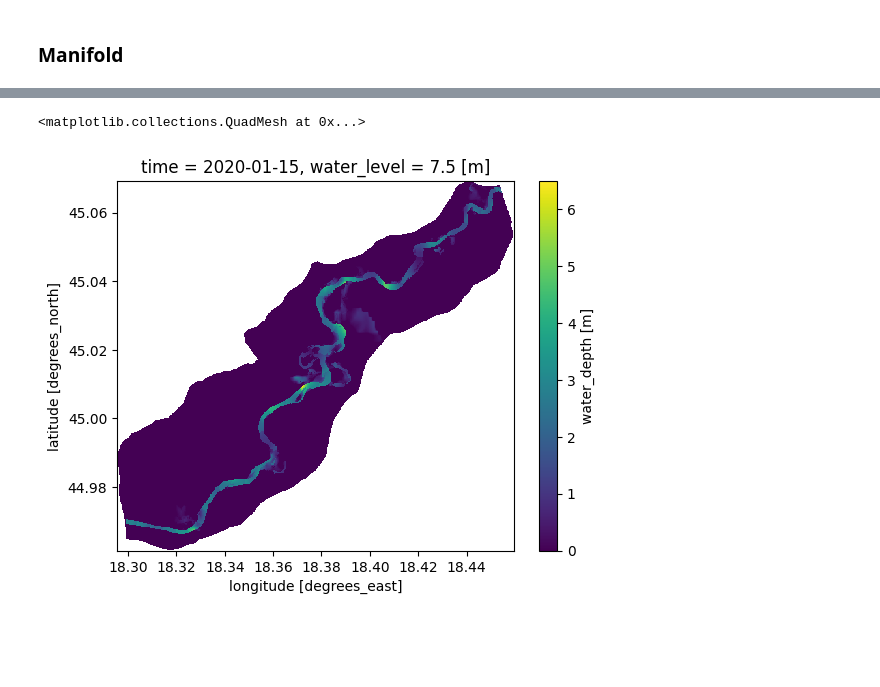
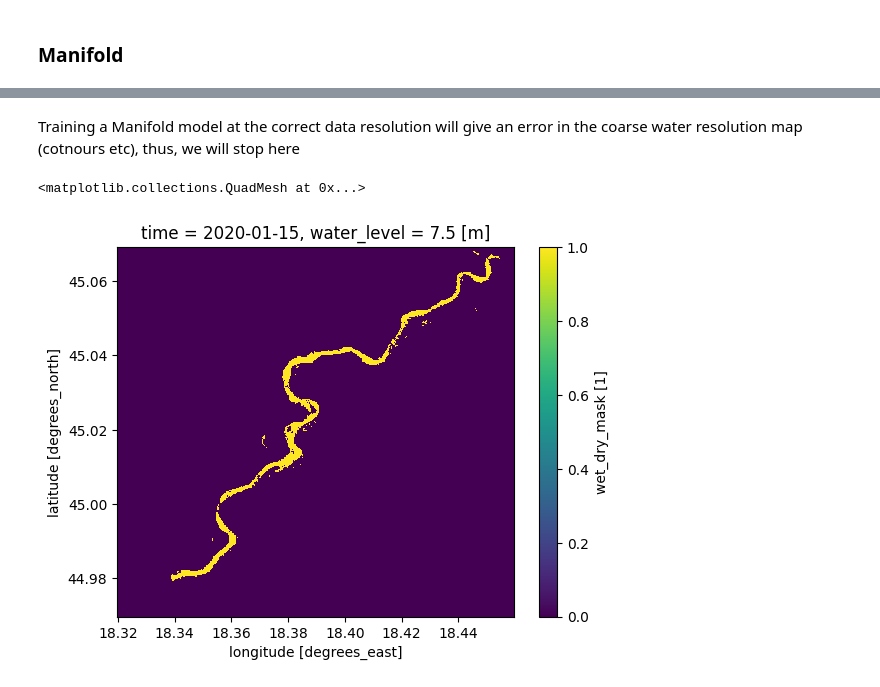
Before and after one commit to Deltares-research/EO-Flood-Ops, a Jupyter notebook: notebooks/02_test_multiple_AOI.ipynb, the cells around one changed output, grey strips where cells are left out. Saved outputs shown, nothing was run; the diff lists cells and outputs as text; code cells hidden in the pictures; blank space fills up the shorter version.

```diff
--- a/notebooks/02_test_multiple_AOI.ipynb
+++ b/notebooks/02_test_multiple_AOI.ipynb
@@ -355,12 +264,0 @@ trained_models_mm
-# %%
-# Example gauge levels to test
-gauge_levels = [6]
-
-# Loop over all AOIs and trained models
-for aoi_name, tm in trained_models_mm.items():
-    for gauge_level in gauge_levels:
-        plt.figure(figsize=(8, 6))
-        plt.title(f'{aoi_name} - Gauge level {gauge_level}')
-        plt.imshow(tm.infer(gauge_level))  # Boolean images are usually better in gray
-        plt.colorbar(label='Water Level (m)')
-        plt.show()
@@ -472,15 +265,18 @@ def generate_wet_dry_timeseries_ds(water_levels, timestamps, tm, transform, crs)
+# %% [markdown]
+Training a Manifold model at the correct data resolution will give an error in the coarse water resolution map (cotnours etc), thus, we will stop here
 # %%
+# Generate time series datasets for each AOI using the trained thresholding models
 gauge_levels = [1, 6, 7.5, 3.2, 10]
 timestamps = pd.date_range("2020-01-01", periods=len(gauge_levels), freq="7D")
 
 ds_per_aoi = {}  # dict to store datasets
 
-for aoi_name, trained_model in trained_models_mm.items():
+for aoi_name, trained_model in trained_models_tm.items():
     transform = DEM_per_aoi[aoi_name]['transform']
     crs = DEM_per_aoi[aoi_name]['crs']
 
     # Generate the Dataset for this AOI
-    ds_man = generate_wet_dry_timeseries_ds(
+    ds_threshold = generate_timeseries_ds(
         water_levels=gauge_levels,
         timestamps=timestamps,
         tm=trained_model,
@@ -489,9 +285,9 @@ for aoi_name, trained_model in trained_models_mm.items():
     )
 
     # Store in the dictionary
-    ds_per_aoi[aoi_name] = ds_man
+    ds_per_aoi[aoi_name] = ds_threshold
 # %%
-ds_per_aoi["Samac"]["water_depth"].sel(time="2020-01-15").plot()
+ds_per_aoi["Samac"]["wet_dry"].sel(time="2020-01-15").plot()
 # %% [output]
 <matplotlib.collections.QuadMesh at 0x...>
-[figure, old version]
+[figure, new version]
```
Also changed, not shown: parts of 12 cells of this notebook, 5 other files.
